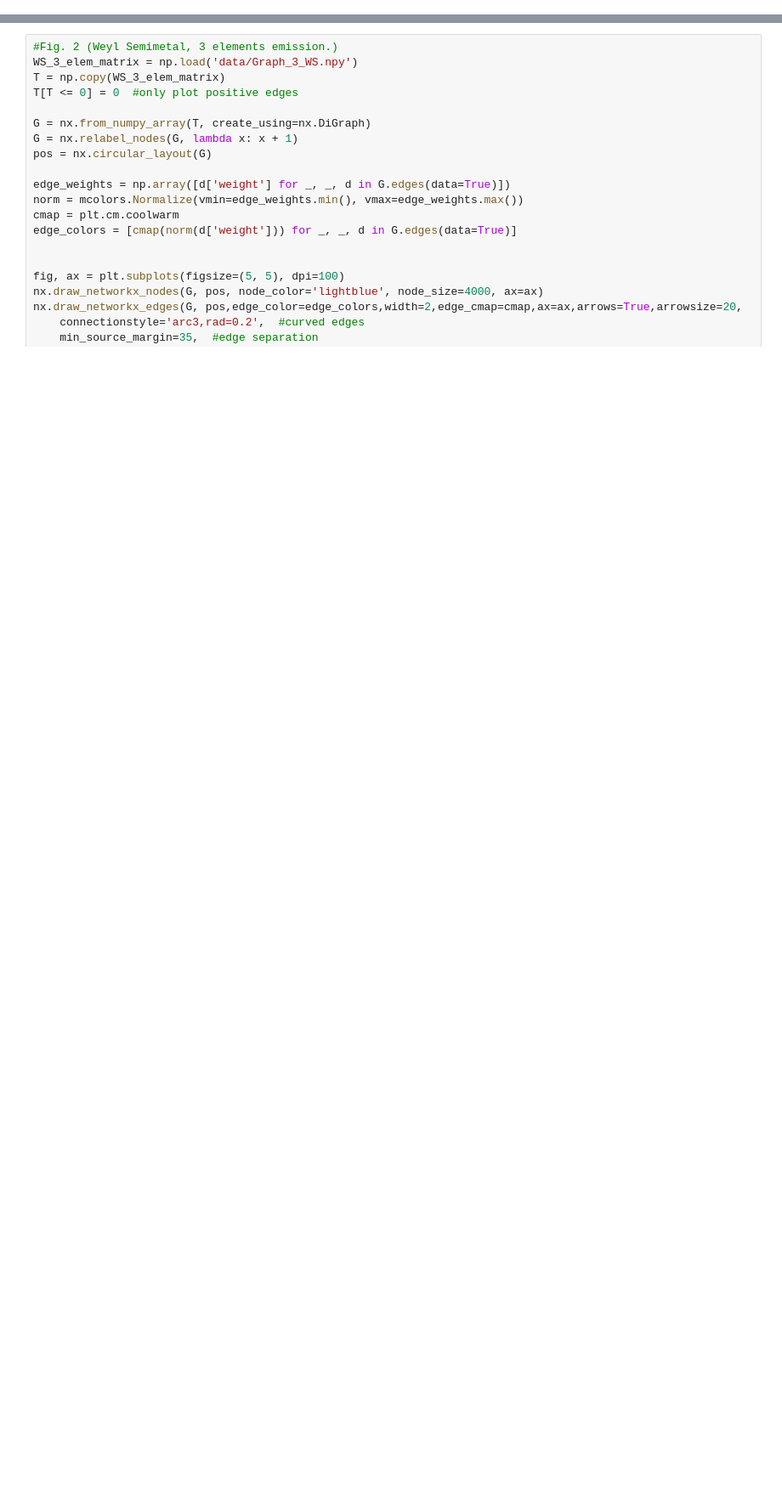
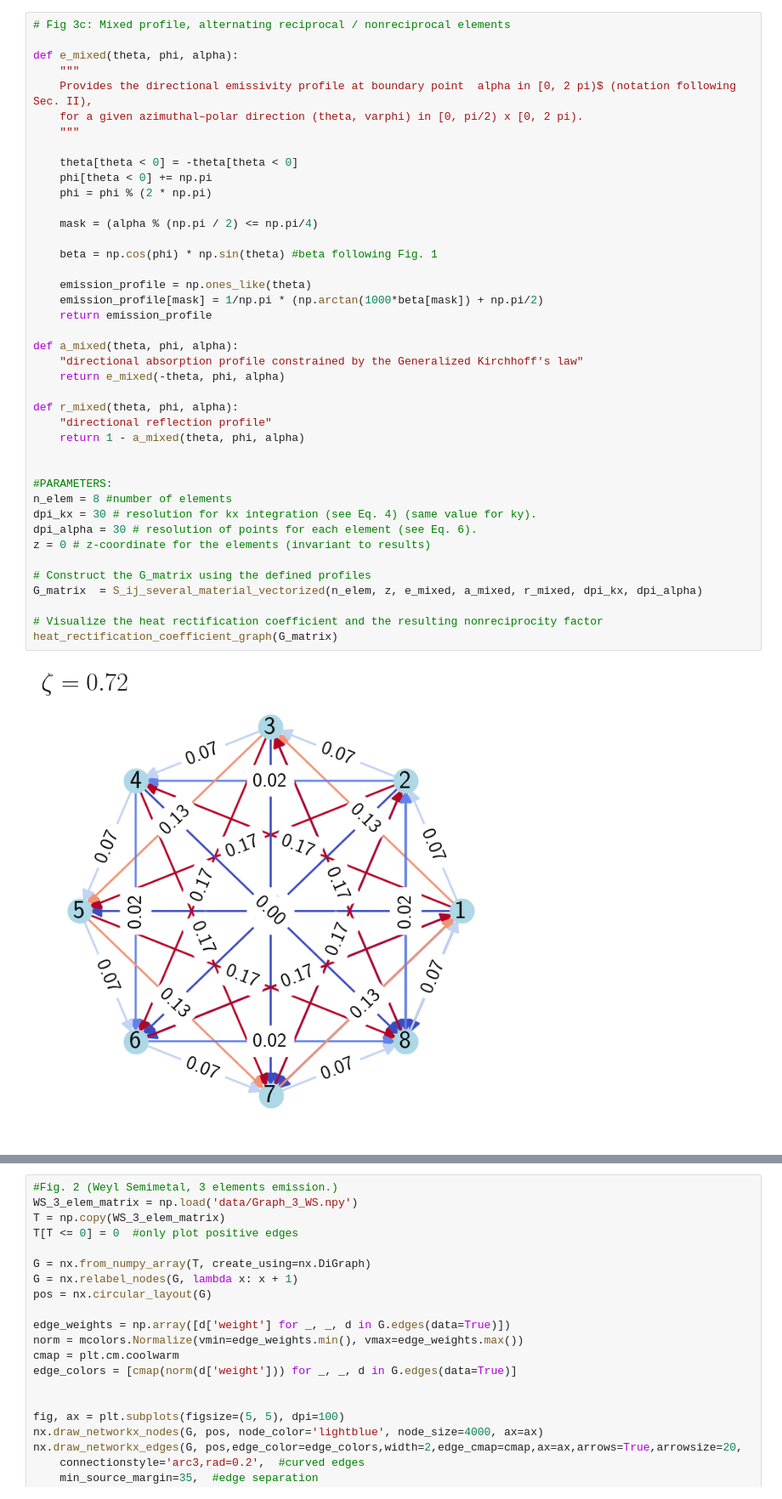
Before and after one commit to GuillemMasdemont/Far-field-heat-transfer-and-monochromatic-heat-currents-in-a-cylindrical-nonreciprocal-cavity, a Jupyter notebook: Codes/Simulation_transmission_coefficient/notebook_TransmissionSimulation.ipynb, the cells around one changed output, grey strips where cells are left out. Shown at 85% size. Drawn from its saved outputs; the diff is of its cells as text; blank space fills up the shorter version.

```diff
--- a/transmission_coefficient/Section3_TransCoef.ipynb
+++ b/Codes/Simulation_transmission_coefficient/notebook_TransmissionSimulation.ipynb
@@ -88 +102,44 @@ net_heat_transmission_coefficient_graph(T)
+# %%
+# Fig 3c: Mixed profile, alternating reciprocal / nonreciprocal elements
+
+def e_mixed(theta, phi, alpha):
+    """
+    Provides the directional emissivity profile at boundary point  alpha in [0, 2 pi)$ (notation following Sec. II),
+    for a given azimuthal–polar direction (theta, varphi) in [0, pi/2) x [0, 2 pi).
+    """
+
+    theta[theta < 0] = -theta[theta < 0]
+    phi[theta < 0] += np.pi
+    phi = phi % (2 * np.pi)
+
+    mask = (alpha % (np.pi / 2) <= np.pi/4)
+
+    beta = np.cos(phi) * np.sin(theta) #beta following Fig. 1
+
+    emission_profile = np.ones_like(theta)
+    emission_profile[mask] = 1/np.pi * (np.arctan(1000*beta[mask]) + np.pi/2)
+    return emission_profile
+
+def a_mixed(theta, phi, alpha):
+    "directional absorption profile constrained by the Generalized Kirchhoff's law"
+    return e_mixed(-theta, phi, alpha)
+
+def r_mixed(theta, phi, alpha):
+    "directional reflection profile"
+    return 1 - a_mixed(theta, phi, alpha)
+
+
+#PARAMETERS:
+n_elem = 8 #number of elements
+dpi_kx = 30 # resolution for kx integration (see Eq. 4) (same value for ky).
+dpi_alpha = 30 # resolution of points for each element (see Eq. 6).
+z = 0 # z-coordinate for the elements (invariant to results)
+
+# Construct the G_matrix using the defined profiles
+G_matrix  = S_ij_several_material_vectorized(n_elem, z, e_mixed, a_mixed, r_mixed, dpi_kx, dpi_alpha)
+
+# Visualize the heat rectification coefficient and the resulting nonreciprocity factor
+heat_rectification_coefficient_graph(G_matrix)
+# %% [output]
+[figure, added]
 # %% [markdown]
```
Also changed, not shown: parts of 9 cells of this notebook, 40 other files.
